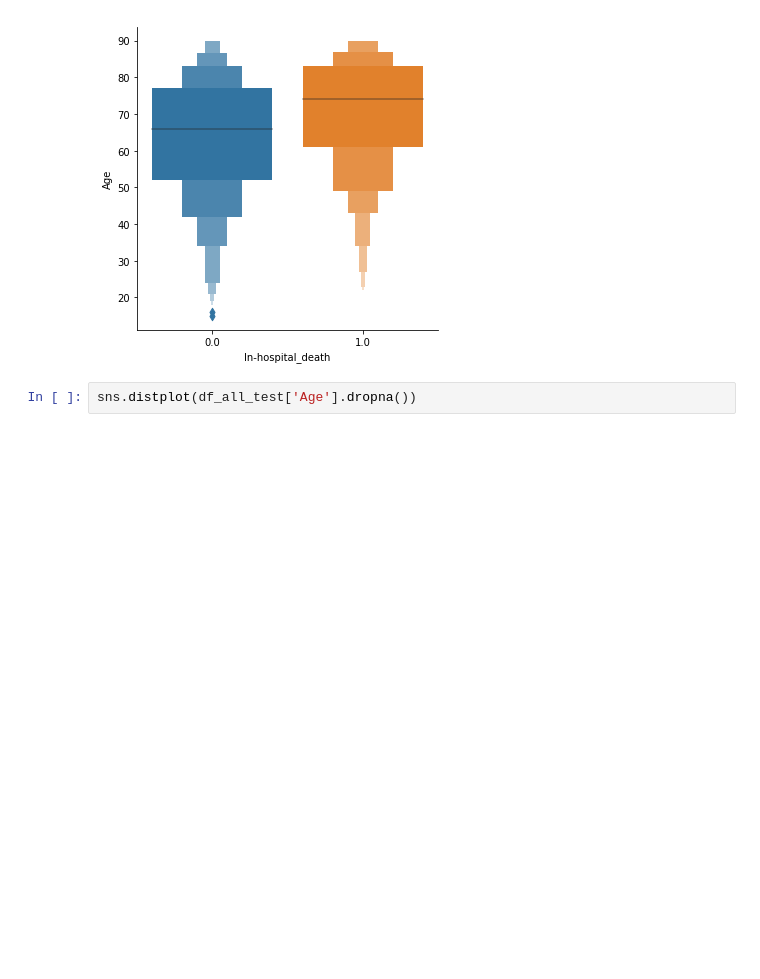
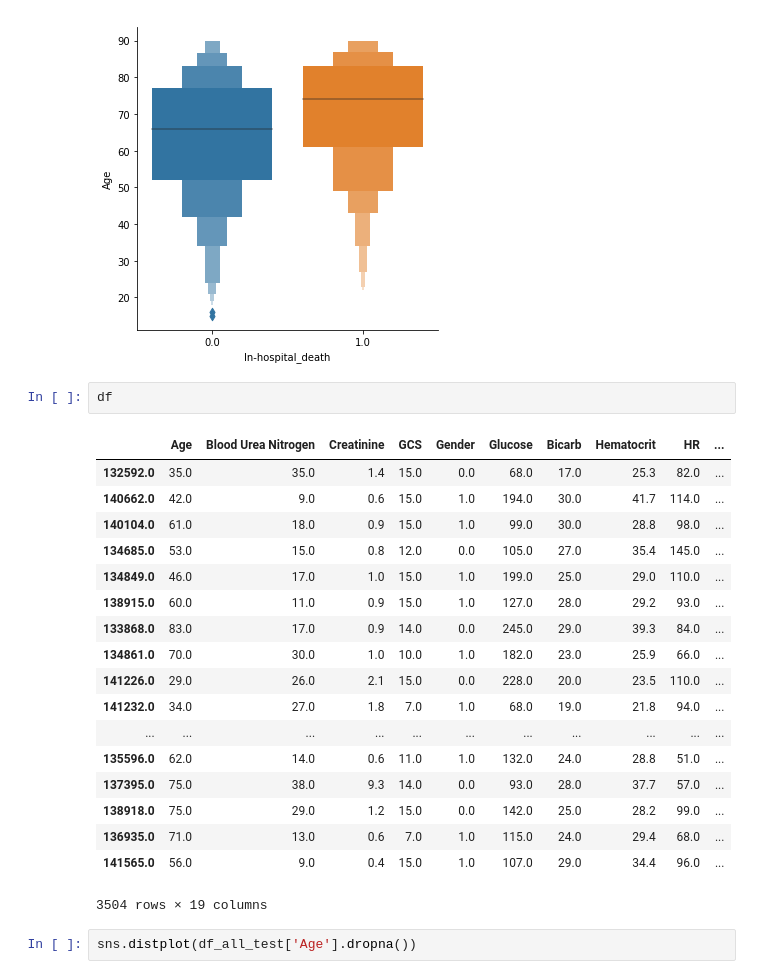
Before and after one commit to maxwellreynolds/ICU, a Jupyter notebook: ICU Project.ipynb, the cells around one changed output. Saved outputs shown, nothing was run; the diff lists cells and outputs as text; blank space fills up the shorter version.

```diff
--- a/ICU Project.ipynb
+++ b/ICU Project.ipynb
@@ -316,6 +317,27 @@ sns.catplot(x='In-hospital_death', y='Age', kind='boxen', data=df)
 # %% [output]
 <seaborn.axisgrid.FacetGrid at 0x...>
 [figure]
+# %%
+df
+# %% [output]
+|  | Age | Blood Urea Nitrogen | Creatinine | GCS | Gender | Glucose | Bicarb | Hematocrit | HR | ... |
+| 132592.0 | 35.0 | 35.0 | 1.4 | 15.0 | 0.0 | 68.0 | 17.0 | 25.3 | 82.0 | ... |
+| 140662.0 | 42.0 | 9.0 | 0.6 | 15.0 | 1.0 | 194.0 | 30.0 | 41.7 | 114.0 | ... |
+| 140104.0 | 61.0 | 18.0 | 0.9 | 15.0 | 1.0 | 99.0 | 30.0 | 28.8 | 98.0 | ... |
+| 134685.0 | 53.0 | 15.0 | 0.8 | 12.0 | 0.0 | 105.0 | 27.0 | 35.4 | 145.0 | ... |
+| 134849.0 | 46.0 | 17.0 | 1.0 | 15.0 | 1.0 | 199.0 | 25.0 | 29.0 | 110.0 | ... |
+| 138915.0 | 60.0 | 11.0 | 0.9 | 15.0 | 1.0 | 127.0 | 28.0 | 29.2 | 93.0 | ... |
+| 133868.0 | 83.0 | 17.0 | 0.9 | 14.0 | 0.0 | 245.0 | 29.0 | 39.3 | 84.0 | ... |
+| 134861.0 | 70.0 | 30.0 | 1.0 | 10.0 | 1.0 | 182.0 | 23.0 | 25.9 | 66.0 | ... |
+| 141226.0 | 29.0 | 26.0 | 2.1 | 15.0 | 0.0 | 228.0 | 20.0 | 23.5 | 110.0 | ... |
+| 141232.0 | 34.0 | 27.0 | 1.8 | 7.0 | 1.0 | 68.0 | 19.0 | 21.8 | 94.0 | ... |
+| ... | ... | ... | ... | ... | ... | ... | ... | ... | ... | ... |
+| 135596.0 | 62.0 | 14.0 | 0.6 | 11.0 | 1.0 | 132.0 | 24.0 | 28.8 | 51.0 | ... |
+| 137395.0 | 75.0 | 38.0 | 9.3 | 14.0 | 0.0 | 93.0 | 28.0 | 37.7 | 57.0 | ... |
+| 138918.0 | 75.0 | 29.0 | 1.2 | 15.0 | 0.0 | 142.0 | 25.0 | 28.2 | 99.0 | ... |
+| 136935.0 | 71.0 | 13.0 | 0.6 | 7.0 | 1.0 | 115.0 | 24.0 | 29.4 | 68.0 | ... |
+| 141565.0 | 56.0 | 9.0 | 0.4 | 15.0 | 1.0 | 107.0 | 29.0 | 34.4 | 96.0 | ... |
+3504 rows × 19 columns
 # %%
 sns.distplot(df_all_test['Age'].dropna())
 # %% [output]
```
Also changed, not shown: parts of 19 cells of this notebook.
